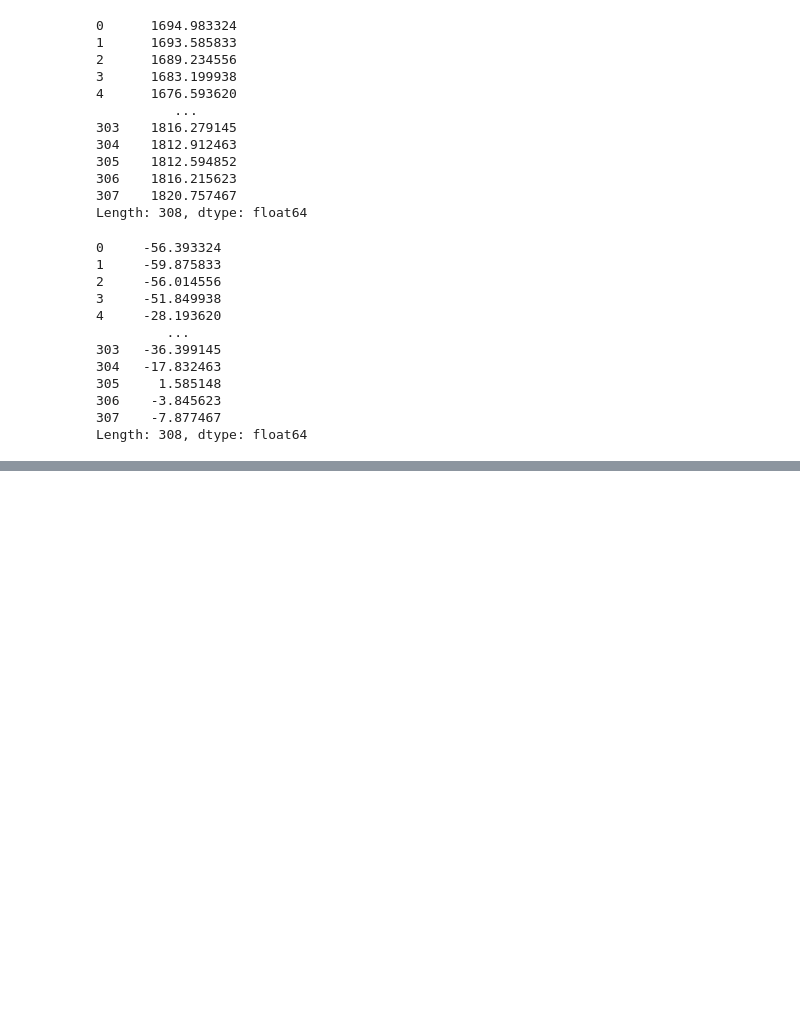
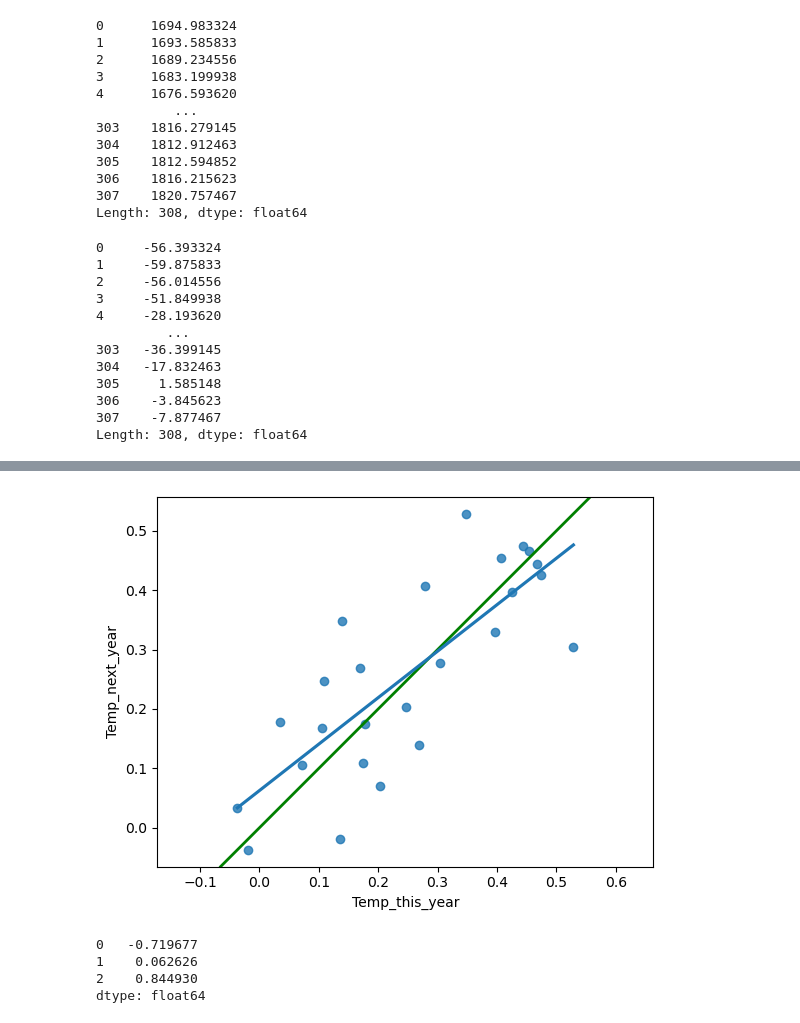
Before and after one commit to saalssall/Statistics_In_Python, a Jupyter notebook: Regression_statsmodel_1.ipynb, the cells around one changed output, grey strips where cells are left out. Cells and saved outputs as stored; diff of their text form; code cells hidden in the pictures; blank space fills up the shorter version.

Commit message:
Predict Temp_next_year at representative Temp_this_year values to check for mean reversion

```diff
--- a/Regression_statsmodel_1.ipynb
+++ b/Regression_statsmodel_1.ipynb
@@ -270,0 +291,14 @@ strong multicollinearity or other numerical problems.
+# %%
+# Calculate mean Temp for each year
+yearly_temp = climate_df.groupby('Year', observed=True)['Temp'].mean().reset_index()
+
+# Shift the data to pair each year's Temp with the following year's Temp
+yearly_temp['Temp_next_year'] = yearly_temp['Temp'].shift(-1)
+
+# Drop the last row, since it has no "next year" to pair with
+yearly_temp_paired = yearly_temp.dropna()
+
+# Rename for clarity: this_year Temp vs next_year Temp
+yearly_temp_paired = yearly_temp_paired.rename(columns={'Temp': 'Temp_this_year'})
+
+print(yearly_temp_paired)
@@ -270,0 +323,32 @@ strong multicollinearity or other numerical problems.
+# %%
+# Create a new figure, fig
+fig = plt.figure()
+
+# Plot the reference line: y = x (this year's Temp exactly predicts next year's Temp)
+plt.axline(xy1=(yearly_temp_paired['Temp_this_year'].min(), yearly_temp_paired['Temp_this_year'].min()),
+           slope=1, linewidth=2, color="green")
+
+# Add scatter plot with linear regression trend line: this year's Temp vs next year's Temp
+sns.regplot(data=yearly_temp_paired, x='Temp_this_year', y='Temp_next_year', ci=None)
+
+# Set the axes so that distances along x and y look the same
+plt.axis("equal")
+
+# Show the plot
+plt.show()
+# %% [output]
+[figure, added]
+# %%
+# Fit regression: does this year's Temp predict next year's Temp?
+mdl_temp_yearly = ols("Temp_next_year ~ Temp_this_year", data=yearly_temp_paired).fit()
+
+# Create a DataFrame with a few representative Temp_this_year values to predict from
+explanatory_data = pd.DataFrame({"Temp_this_year": [-1, 0, 1]})
+
+# Use mdl_temp_yearly to predict Temp_next_year for these values
+print(mdl_temp_yearly.predict(explanatory_data))
+# %% [output]
+0   -0.719677
+1    0.062626
+2    0.844930
+dtype: float64
```
Also changed, not shown: parts of 5 cells of this notebook.
